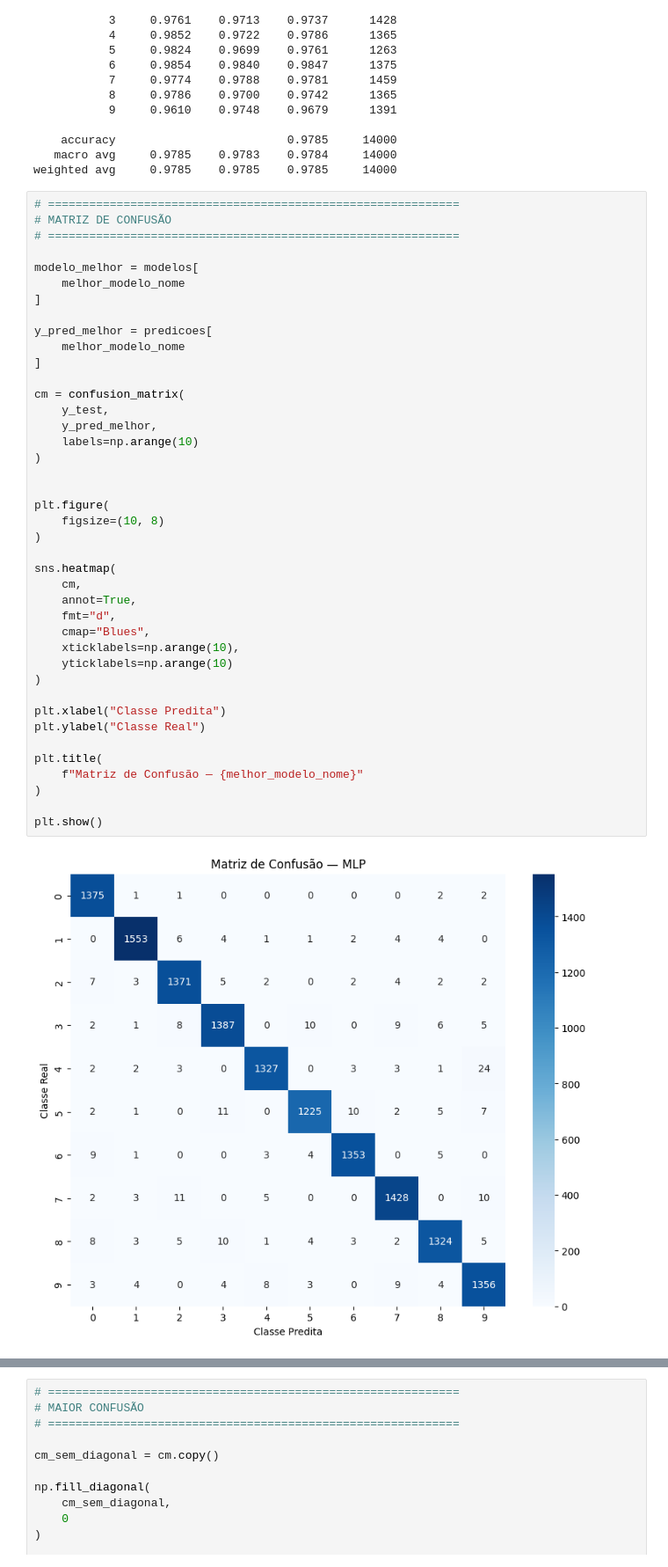
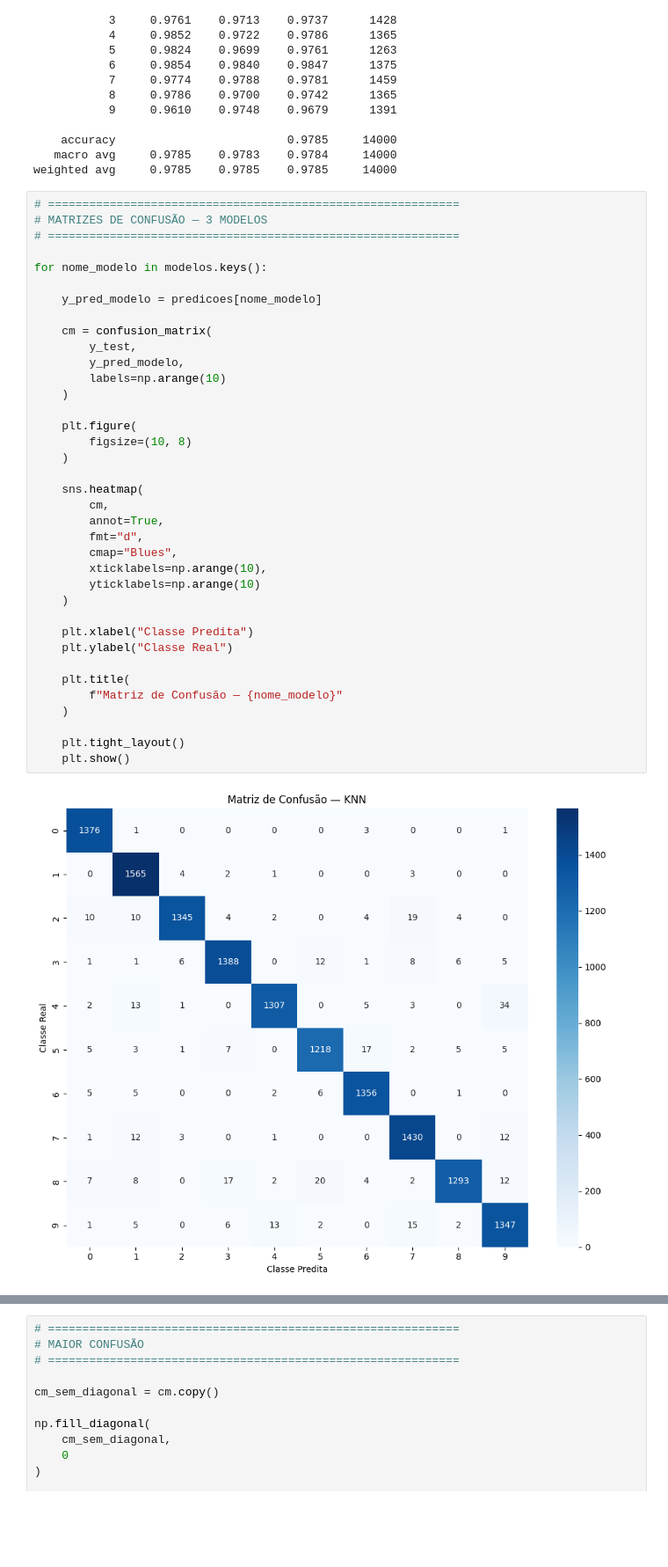
Before and after one commit to cristianosv/SCTEC-MNIST-Classification, a Jupyter notebook: notebook/Mini_projeto_SCTEC2.ipynb, the cells around one changed output, grey strips where cells are left out. Shown at 88% size. Drawn from its saved outputs; the diff is of its cells as text; blank space fills up the shorter version.

```diff
--- a/notebook/Mini_projeto_SCTEC2.ipynb
+++ b/notebook/Mini_projeto_SCTEC2.ipynb
@@ -1267,44 +1267,40 @@ CLASSIFICATION REPORT — MLP
 weighted avg     0.9785    0.9785    0.9785     14000
 # %%
 # ============================================================
-# MATRIZ DE CONFUSÃO
+# MATRIZES DE CONFUSÃO — 3 MODELOS
 # ============================================================
 
-modelo_melhor = modelos[
-    melhor_modelo_nome
-]
+for nome_modelo in modelos.keys():
 
-y_pred_melhor = predicoes[
-    melhor_modelo_nome
-]
+    y_pred_modelo = predicoes[nome_modelo]
 
-cm = confusion_matrix(
-    y_test,
-    y_pred_melhor,
-    labels=np.arange(10)
-)
+    cm = confusion_matrix(
+        y_test,
+        y_pred_modelo,
+        labels=np.arange(10)
+    )
 
+    plt.figure(
+        figsize=(10, 8)
+    )
 
-plt.figure(
-    figsize=(10, 8)
-)
+    sns.heatmap(
+        cm,
+        annot=True,
+        fmt="d",
+        cmap="Blues",
+        xticklabels=np.arange(10),
+        yticklabels=np.arange(10)
+    )
 
-sns.heatmap(
-    cm,
-    annot=True,
-    fmt="d",
-    cmap="Blues",
-    xticklabels=np.arange(10),
-    yticklabels=np.arange(10)
-)
+    plt.xlabel("Classe Predita")
+    plt.ylabel("Classe Real")
 
-plt.xlabel("Classe Predita")
-plt.ylabel("Classe Real")
+    plt.title(
+        f"Matriz de Confusão — {nome_modelo}"
+    )
 
-plt.title(
-    f"Matriz de Confusão — {melhor_modelo_nome}"
-)
-
-plt.show()
+    plt.tight_layout()
+    plt.show()
 # %% [output]
-[figure, old version]
+[figure, new version]
```
Also changed, not shown: parts of 3 cells of this notebook.
